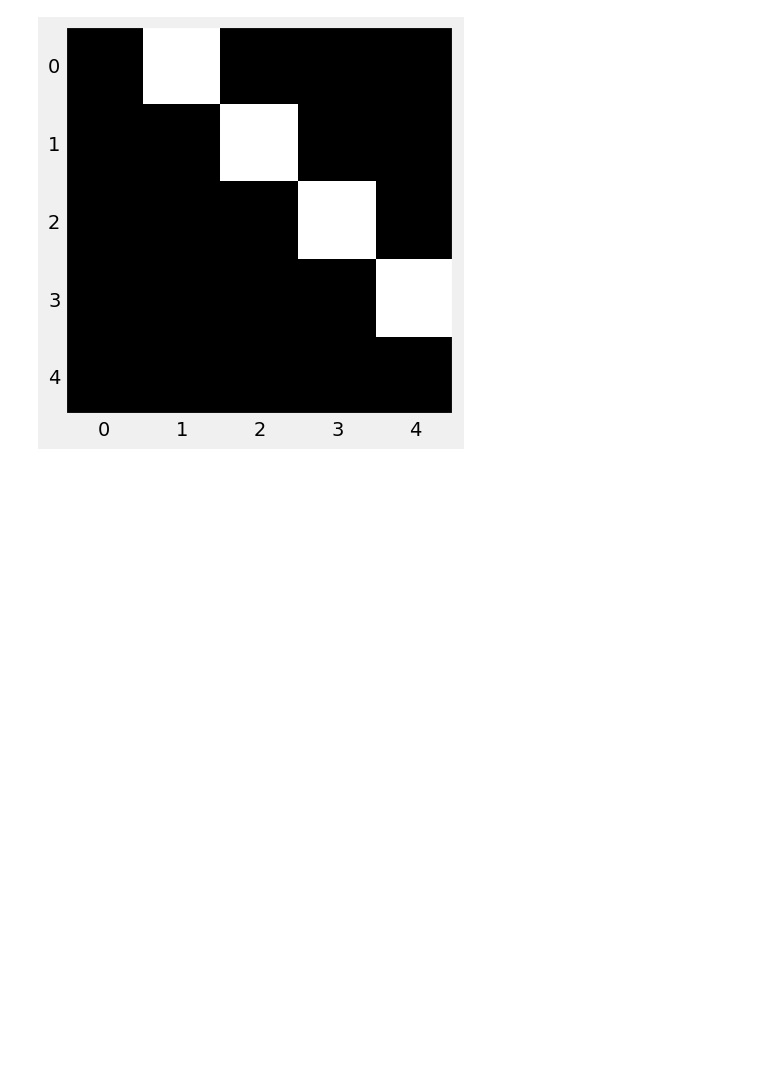
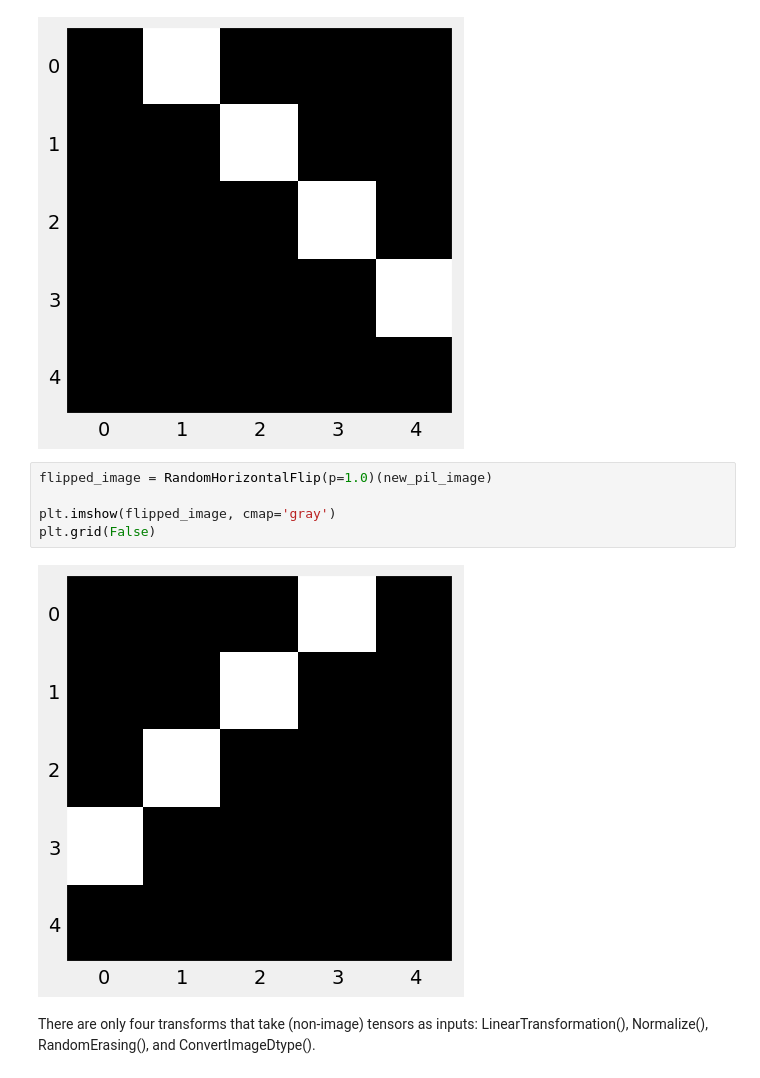
Before and after one commit to VaheC/Pytorch_Study, a Jupyter notebook: chapter4.ipynb, the cells around one changed output. Drawn from its saved outputs; the diff is of its cells as text; blank space fills up the shorter version.

```diff
--- a/chapter4.ipynb
+++ b/chapter4.ipynb
@@ -61,3 +63,12 @@ plt.grid(False);
 # %% [output]
 <class 'PIL.Image.Image'>
 [figure]
+# %%
+flipped_image = RandomHorizontalFlip(p=1.0)(new_pil_image)
+
+plt.imshow(flipped_image, cmap='gray')
+plt.grid(False)
+# %% [output]
+[figure, added]
+# %% [markdown]
+There are only four transforms that take (non-image) tensors as inputs: LinearTransformation(), Normalize(), RandomErasing(), and ConvertImageDtype().
```
Also changed, not shown: parts of 4 cells of this notebook.
